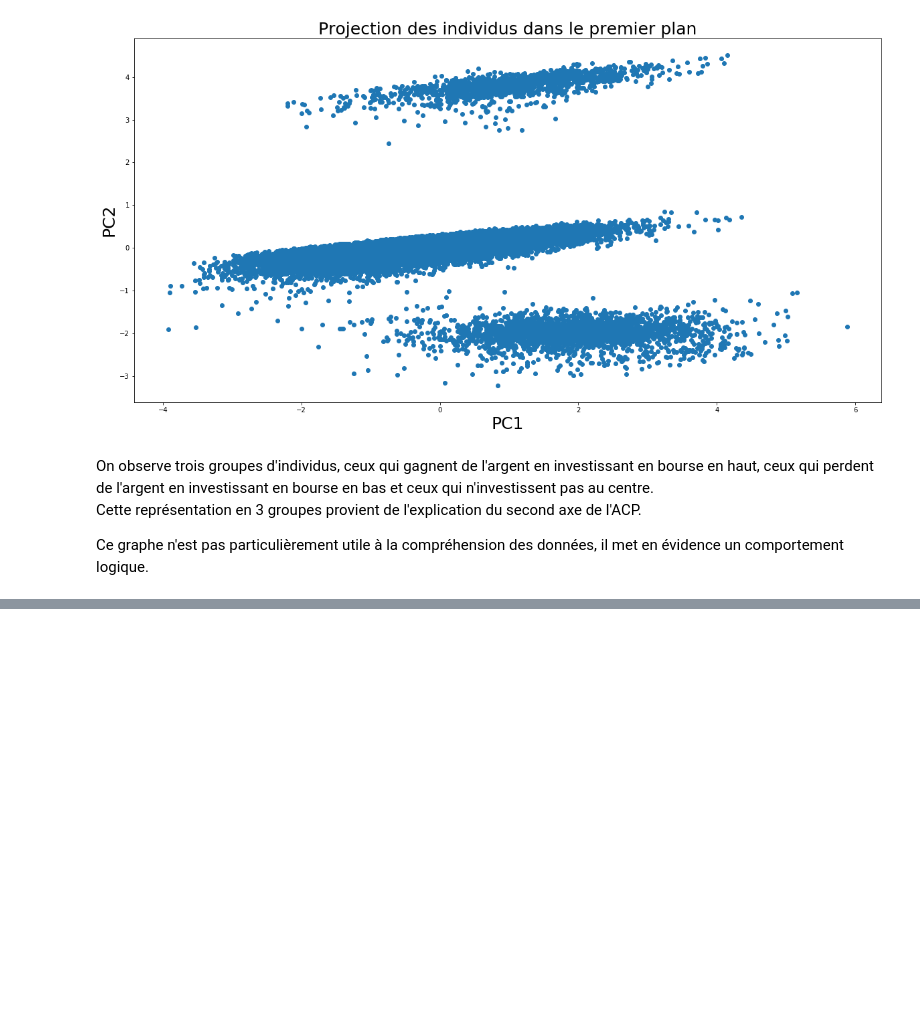
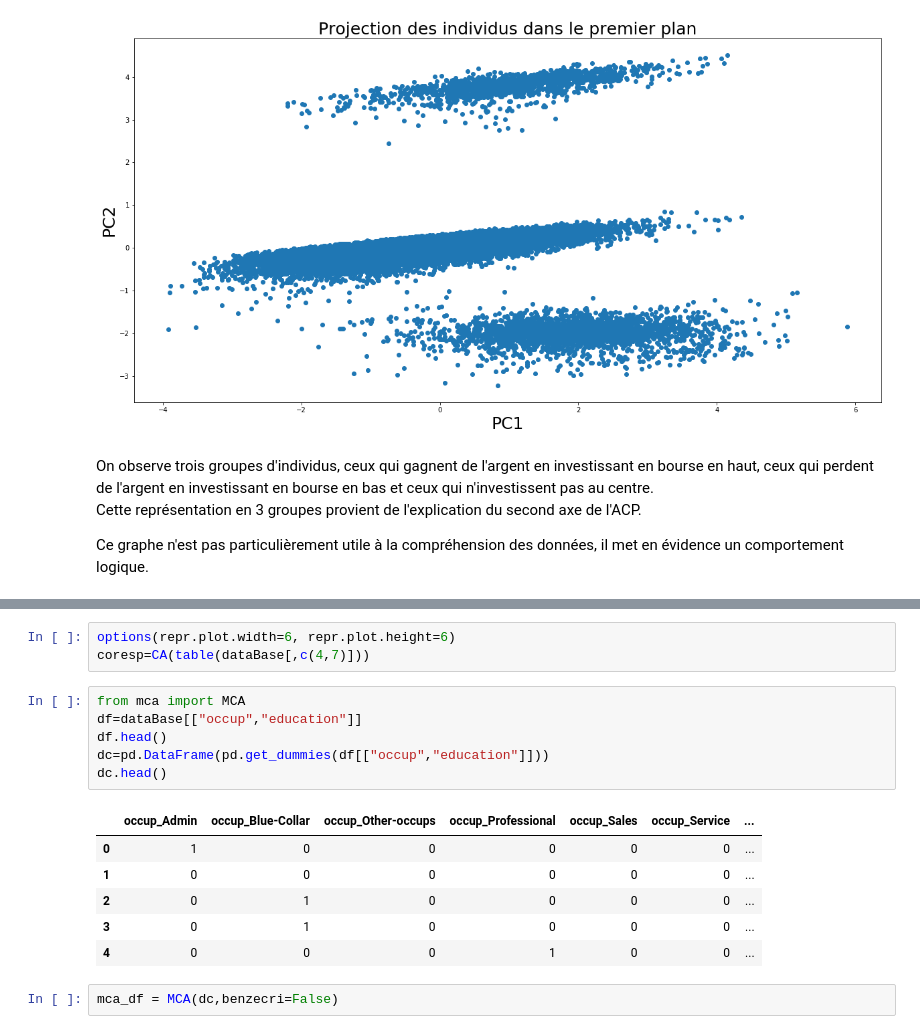
Before and after one commit to LouisDelvaux/Exploration4A, a Jupyter notebook: Adult-Census/Explo-Python-AdultCensus (PROJET).ipynb, the cells around one changed output, grey strips where cells are left out. Cells and saved outputs as stored; diff of their text form; blank space fills up the shorter version.

```diff
--- a/Adult-Census/Explo-Python-AdultCensus (PROJET).ipynb
+++ b/Adult-Census/Explo-Python-AdultCensus (PROJET).ipynb
@@ -498,0 +525,18 @@ Ce graphe n'est pas particulièrement utile à la compréhension des données, i
+# %%
+options(repr.plot.width=6, repr.plot.height=6)
+coresp=CA(table(dataBase[,c(4,7)]))
+# %%
+from mca import MCA
+df=dataBase[["occup","education"]]
+df.head()
+dc=pd.DataFrame(pd.get_dummies(df[["occup","education"]]))
+dc.head()
+# %% [output]
+|  | occup_Admin | occup_Blue-Collar | occup_Other-occups | occup_Professional | occup_Sales | occup_Service | ... |
+| 0 | 1 | 0 | 0 | 0 | 0 | 0 | ... |
+| 1 | 0 | 0 | 0 | 0 | 0 | 0 | ... |
+| 2 | 0 | 1 | 0 | 0 | 0 | 0 | ... |
+| 3 | 0 | 1 | 0 | 0 | 0 | 0 | ... |
+| 4 | 0 | 0 | 0 | 1 | 0 | 0 | ... |
+# %%
+mca_df = MCA(dc,benzecri=False)
```
Also changed, not shown: parts of 10 cells of this notebook.
